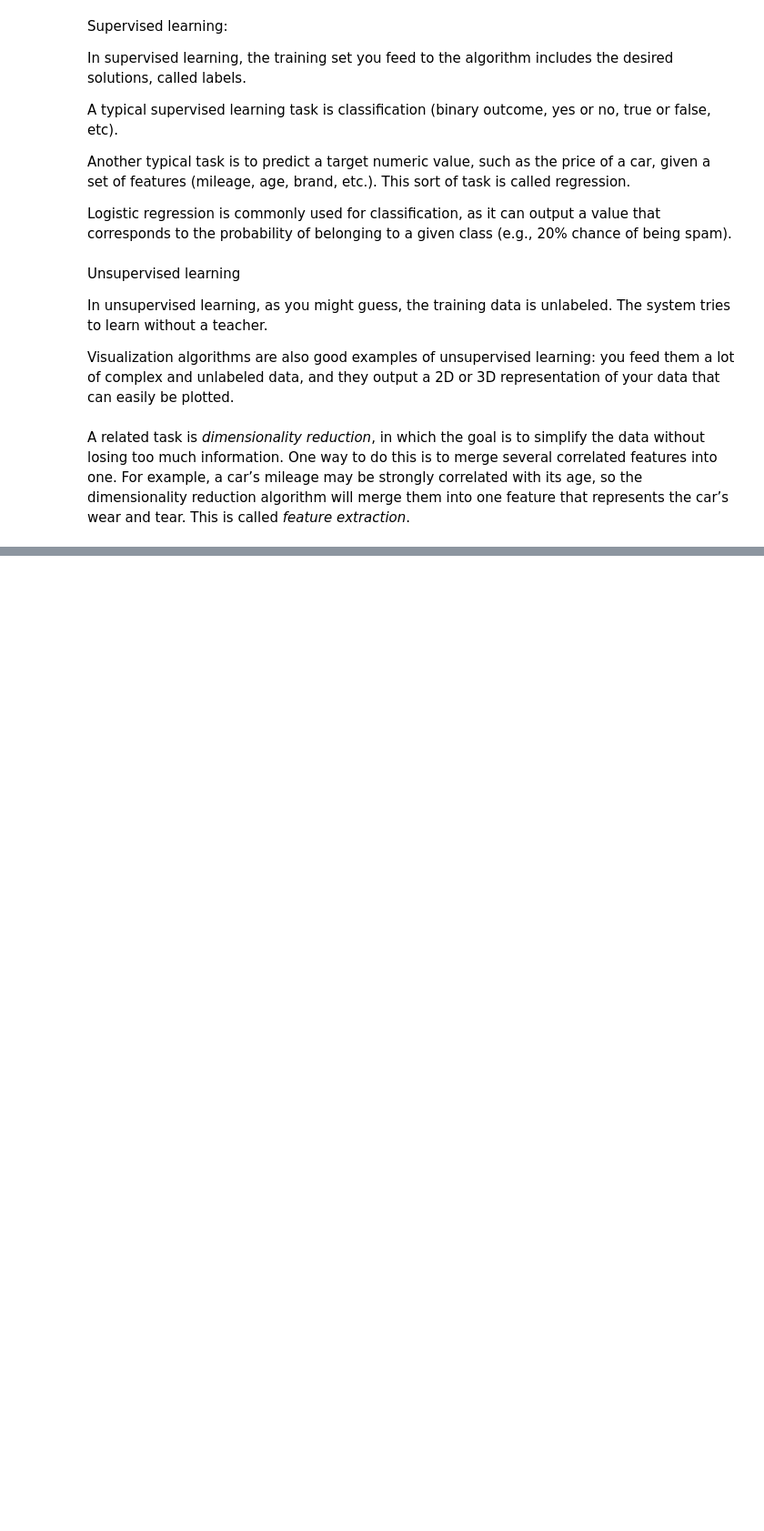
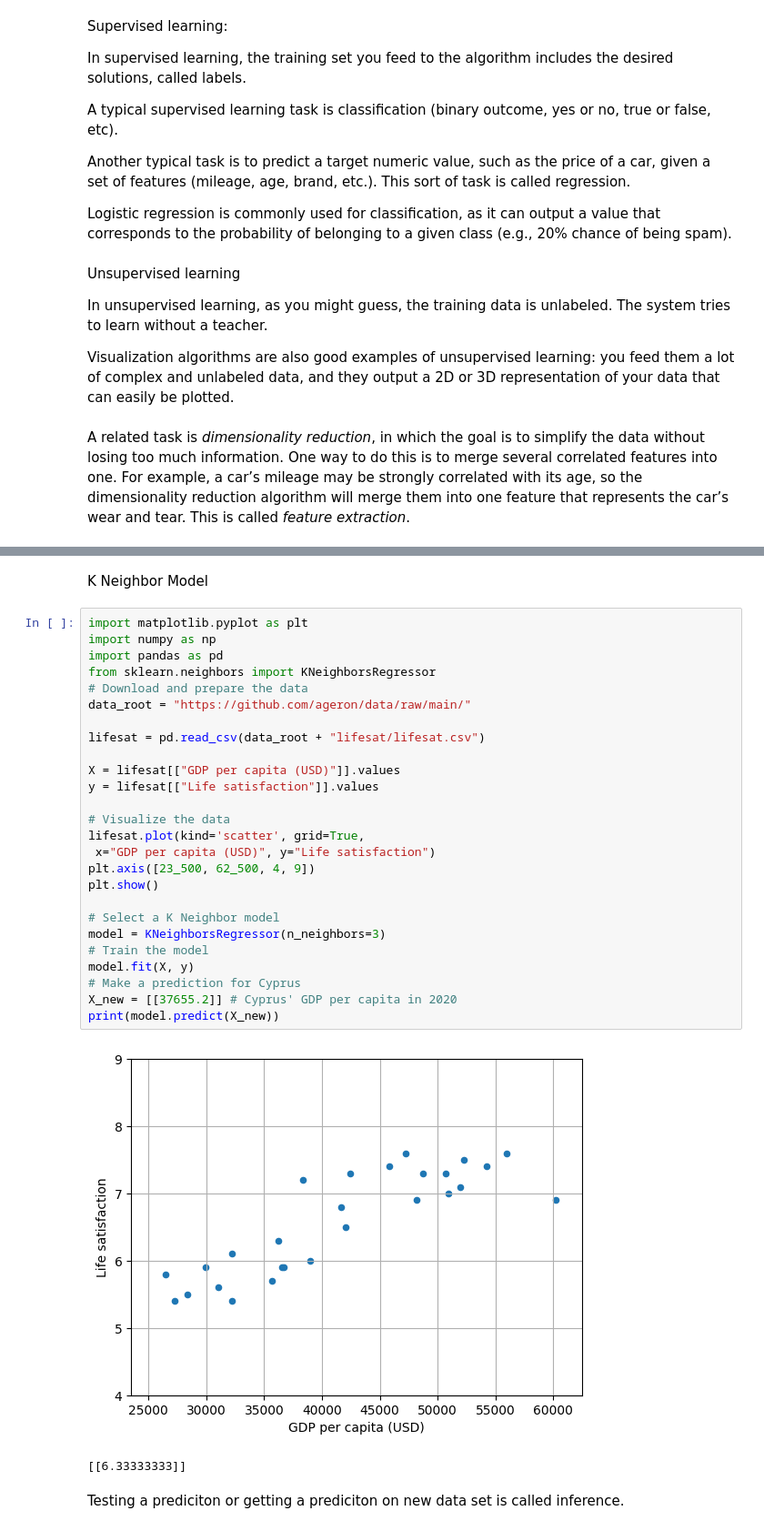
Before and after one commit to Anshulmohan27/Machine_Learning, a Jupyter notebook: Machine_learning.ipynb, the cells around one changed output, grey strips where cells are left out. Shown at 91% size. Cells and saved outputs as stored; diff of their text form; blank space fills up the shorter version.

```diff
--- a/Machine_learning.ipynb
+++ b/Machine_learning.ipynb
@@ -51,0 +245,33 @@ import pandas as pd
+# %% [markdown]
+K Neighbor Model
+# %%
+import matplotlib.pyplot as plt
+import numpy as np
+import pandas as pd
+from sklearn.neighbors import KNeighborsRegressor
+# Download and prepare the data
+data_root = "https://github.com/ageron/data/raw/main/"
+
+lifesat = pd.read_csv(data_root + "lifesat/lifesat.csv")
+
+X = lifesat[["GDP per capita (USD)"]].values
+y = lifesat[["Life satisfaction"]].values
+
+# Visualize the data
+lifesat.plot(kind='scatter', grid=True,
+ x="GDP per capita (USD)", y="Life satisfaction")
+plt.axis([23_500, 62_500, 4, 9])
+plt.show()
+
+# Select a K Neighbor model
+model = KNeighborsRegressor(n_neighbors=3)
+# Train the model
+model.fit(X, y)
+# Make a prediction for Cyprus
+X_new = [[37655.2]] # Cyprus' GDP per capita in 2020
+print(model.predict(X_new))
+# %% [output]
+[figure, added]
+[[6.33333333]]
+# %% [markdown]
+Testing a prediciton or getting a prediciton on new data set is called inference.
```
Also changed, not shown: parts of 56 cells of this notebook.
